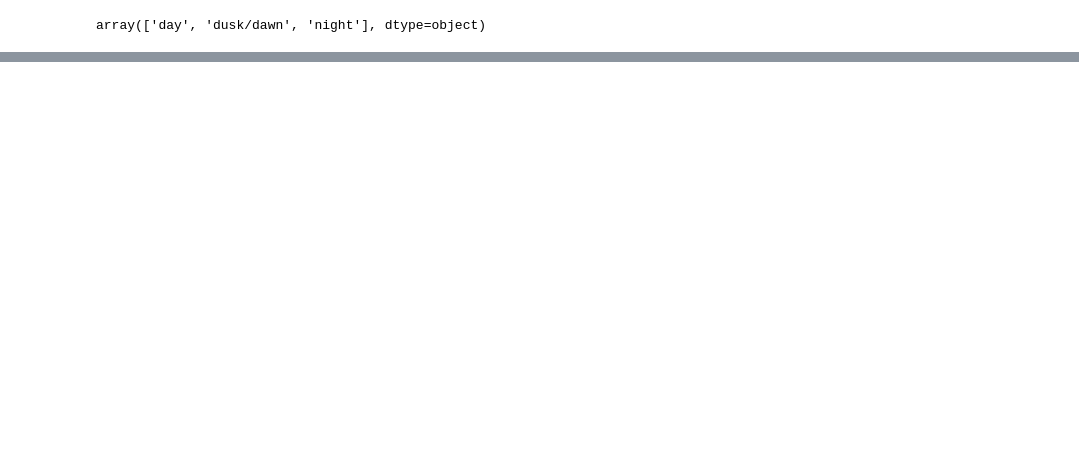
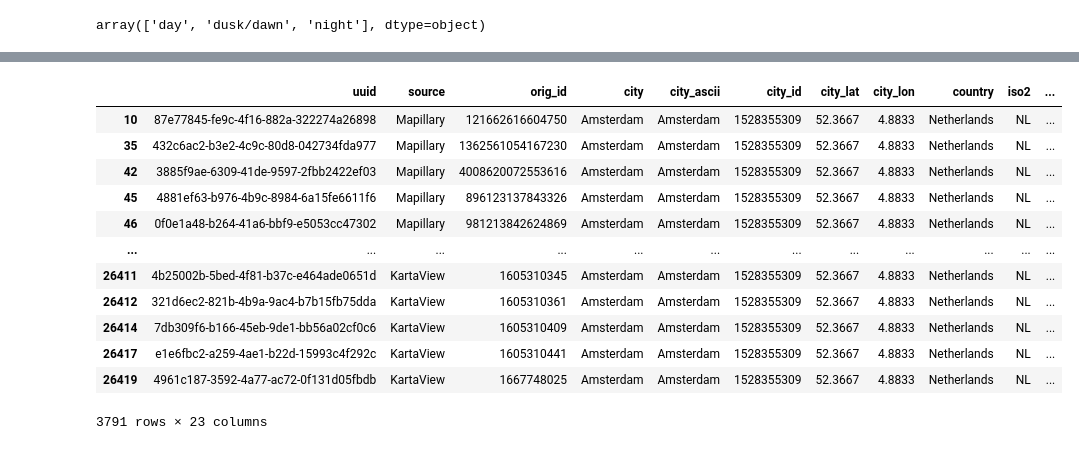
Before and after one commit to Urban-M4/streetscapes, a Jupyter notebook: subset-amsterdam.ipynb, the cells around one changed output, grey strips where cells are left out. Cells and saved outputs as stored; diff of their text form; code cells hidden in the pictures; blank space fills up the shorter version.

```diff
--- a/subset-amsterdam.ipynb
+++ b/subset-amsterdam.ipynb
@@ -44 +51,18 @@ df_city_merged.head()
+# %%
+df_side = df_city_merged[df_city_merged["view_direction"] == "side"]
+df_side
+# %% [output]
+|  | uuid | source | orig_id | city | city_ascii | city_id | city_lat | city_lon | country | iso2 | ... |
+| 10 | 87e77845-fe9c-4f16-882a-322274a26898 | Mapillary | 121662616604750 | Amsterdam | Amsterdam | 1528355309 | 52.3667 | 4.8833 | Netherlands | NL | ... |
+| 35 | 432c6ac2-b3e2-4c9c-80d8-042734fda977 | Mapillary | 1362561054167230 | Amsterdam | Amsterdam | 1528355309 | 52.3667 | 4.8833 | Netherlands | NL | ... |
+| 42 | 3885f9ae-6309-41de-9597-2fbb2422ef03 | Mapillary | 4008620072553616 | Amsterdam | Amsterdam | 1528355309 | 52.3667 | 4.8833 | Netherlands | NL | ... |
+| 45 | 4881ef63-b976-4b9c-8984-6a15fe6611f6 | Mapillary | 896123137843326 | Amsterdam | Amsterdam | 1528355309 | 52.3667 | 4.8833 | Netherlands | NL | ... |
+| 46 | 0f0e1a48-b264-41a6-bbf9-e5053cc47302 | Mapillary | 981213842624869 | Amsterdam | Amsterdam | 1528355309 | 52.3667 | 4.8833 | Netherlands | NL | ... |
+| ... | ... | ... | ... | ... | ... | ... | ... | ... | ... | ... | ... |
+| 26411 | 4b25002b-5bed-4f81-b37c-e464ade0651d | KartaView | 1605310345 | Amsterdam | Amsterdam | 1528355309 | 52.3667 | 4.8833 | Netherlands | NL | ... |
+| 26412 | 321d6ec2-821b-4b9a-9ac4-b7b15fb75dda | KartaView | 1605310361 | Amsterdam | Amsterdam | 1528355309 | 52.3667 | 4.8833 | Netherlands | NL | ... |
+| 26414 | 7db309f6-b166-45eb-9de1-bb56a02cf0c6 | KartaView | 1605310409 | Amsterdam | Amsterdam | 1528355309 | 52.3667 | 4.8833 | Netherlands | NL | ... |
+| 26417 | e1e6fbc2-a259-4ae1-b22d-15993c4f292c | KartaView | 1605310441 | Amsterdam | Amsterdam | 1528355309 | 52.3667 | 4.8833 | Netherlands | NL | ... |
+| 26419 | 4961c187-3592-4a77-ac72-0f131d05fbdb | KartaView | 1667748025 | Amsterdam | Amsterdam | 1528355309 | 52.3667 | 4.8833 | Netherlands | NL | ... |
+3791 rows × 23 columns
 # %%
```
Also changed, not shown: parts of 4 cells of this notebook.
